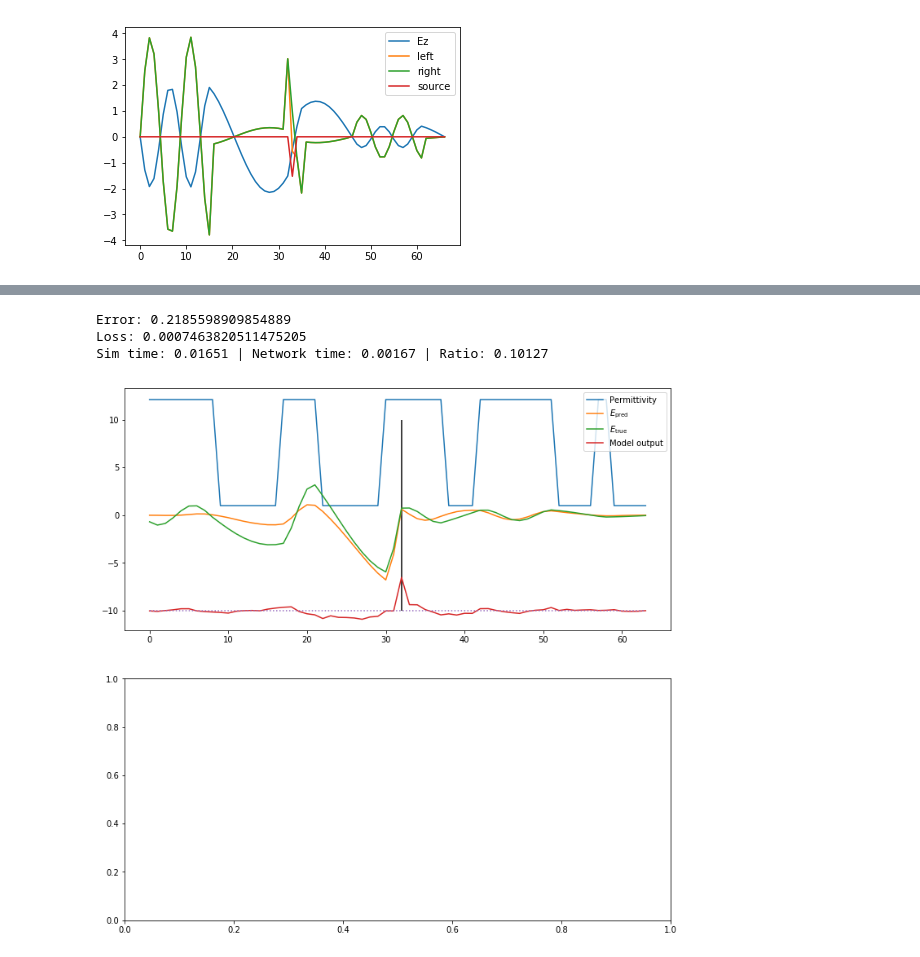
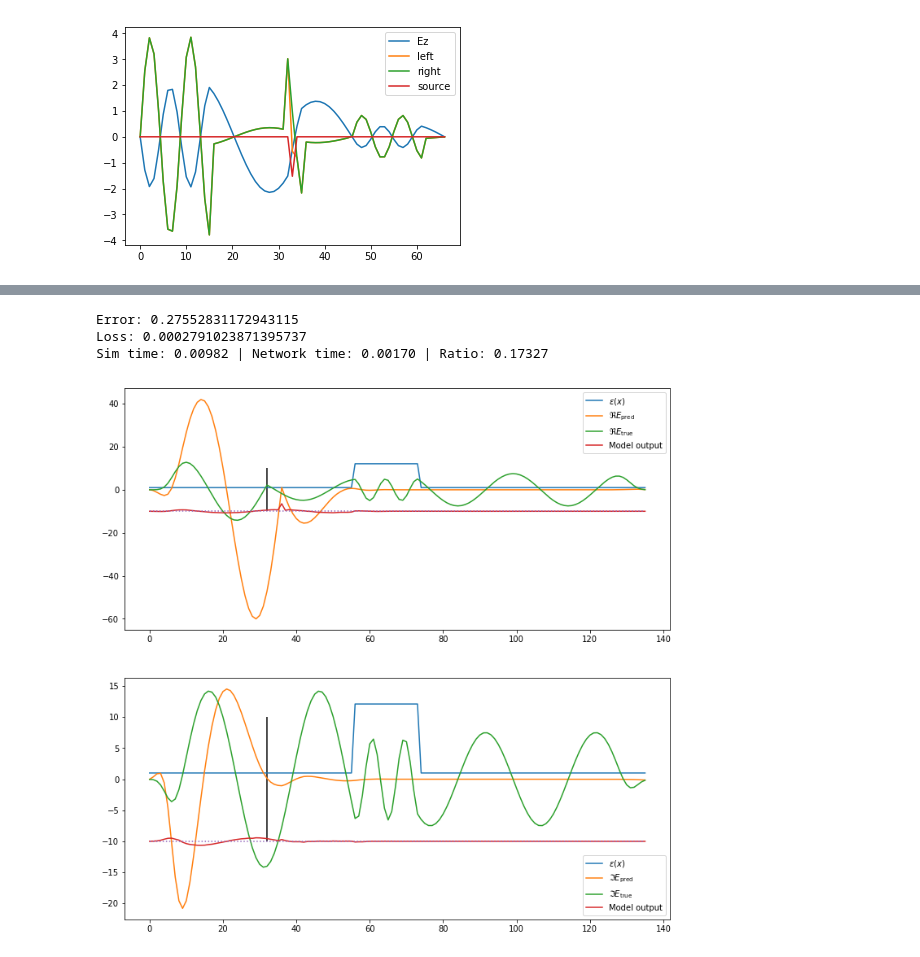
Before and after one commit to bencbartlett/neural-maxwell, a Jupyter notebook: neural_maxwell/notebooks/CS229_Final_Project.ipynb, the cells around one changed output, grey strips where cells are left out. Saved outputs shown, nothing was run; the diff lists cells and outputs as text; code cells hidden in the pictures.

Commit message:
complex model relatively finished

```diff
--- a/neural_maxwell/notebooks/CS229_Final_Project.ipynb
+++ b/neural_maxwell/notebooks/CS229_Final_Project.ipynb
@@ -319,3 +308,9 @@ tensor([[[0.6505],
+# %%
+def epsilon_generator(s=64, npml=16, buffer=0):
+    perms = perm_random_number_alternating_layers(s=s)
+    epsilons = np.ones(s + 2*npml + 2*buffer)
+    epsilons[npml+buffer:-(npml+buffer)] = perms
+    return epsilons
 # %%
 # Hyperparameters
 num_epochs = 300
@@ -331,14 +326,15 @@ device = torch.device('cuda:0')
 # Create a model
 # model = MaxwellDense(supervised=False, regularize_A_phi=False).to(device)
 # model = MaxwellConvolutionalMiniNet().to(device)
-model = MaxwellConvV2(drop_p=0.1).to(device)
+# model = MaxwellConvV2(drop_p=0.1).to(device)
+model = MaxwellConvComplex(src_x = 64//2 + 16, buffer=0, drop_p=0.0, polar=False).to(device)
 
 # Create data loaders
-train_data = PermittivityDataset(perm_random_number_alternating_layers, N=1e6, infinite_mode=False)
+train_data = PermittivityDataset(epsilon_generator, N=5e5, infinite_mode=False)
 train_loader = DataLoader(dataset=train_data, batch_size=batch_size, shuffle=True)
 
 # test_data = Perm1dDataset_test("datasets/test_1d_unsupervised.hdf5", "alternating_layers")
-test_data = PermittivityDataset(perm_random_number_alternating_layers, N=1e3, infinite_mode=False)
+test_data = PermittivityDataset(epsilon_generator, N=1e3, infinite_mode=False)
 test_loader = DataLoader(dataset=test_data, batch_size=1, shuffle=False)
 
 # Loss and optimizer
@@ -358,7 +354,7 @@ for epoch in epoch_iterator:
     if SHOW_ITERATION_PROGRESS:
         train_loader = pbar(train_loader)
 
-    for epsilons, _ in train_loader:
+    for epsilons in train_loader:
 
         epsilons = epsilons.float().to(device)
 
@@ -376,5 +372,5 @@ for epoch in epoch_iterator:
     epoch_iterator.set_description("ℒ = {:.1e}".format(loss.item()), refresh=False)
 
 # Save the model checkpoint
-torch.save(model.state_dict(), '../models/checkpoints/model1d.ckpt')
+torch.save(model.state_dict(), '../models/checkpoints/model1d_complex.ckpt')
 # %% [output]
@@ -388,7 +396,7 @@ model.eval()  # eval mode (batchnorm uses moving mean/variance instead of mini-b
 test_losses = []
 
 with torch.no_grad():
-    for epsilons, _ in pbar(test_loader):
+    for epsilons in pbar(test_loader):
         epsilons = epsilons.float().to(device)
         outputs = model(epsilons)
         loss = criterion(outputs, torch.zeros_like(outputs))
@@ -447,16 +523,16 @@ def plot_model_outputs(perms):
 # %%
 model.eval()
 
-# perms = perm_generator_vacuum()
-# perms = perm_alternating_layers(s=64)
-perms = perm_random_number_alternating_layers()
-# perms = train_data[7][0].detach().numpy()
-plot_model_outputs(perms)
+# perms = perm_random_number_alternating_layers()
+perms = epsilon_generator()
+
+# plot_model_outputs(perms)
+plot_model_outputs_complex(perms)
 # %% [output]
-Error: 0.2185598909854889
-Loss: 0.0007463820511475205
-Sim time: 0.01651 | Network time: 0.00167 | Ratio: 0.10127
+Error: 0.27552831172943115
+Loss: 0.0002791023871395737
+Sim time: 0.00982 | Network time: 0.00170 | Ratio: 0.17327
-[figure, old version]
+[figure, new version]
 # %%
 all_perms = []
 for i in pbar(range(10000)):
```
Also changed, not shown: parts of 11 cells of this notebook, 4 other files.
